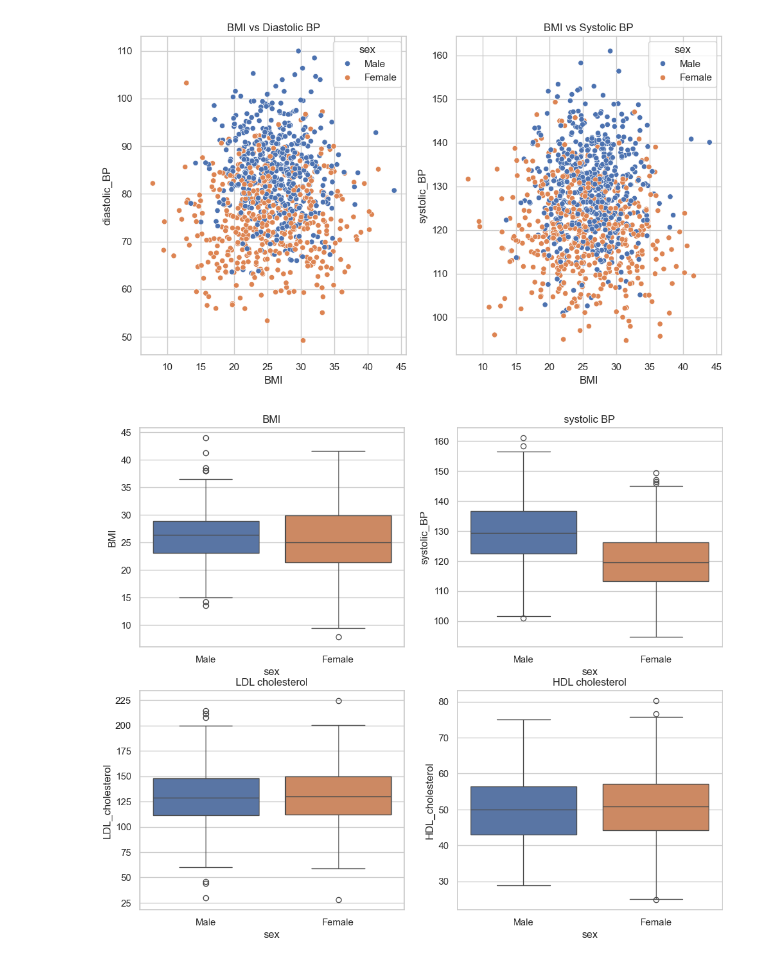
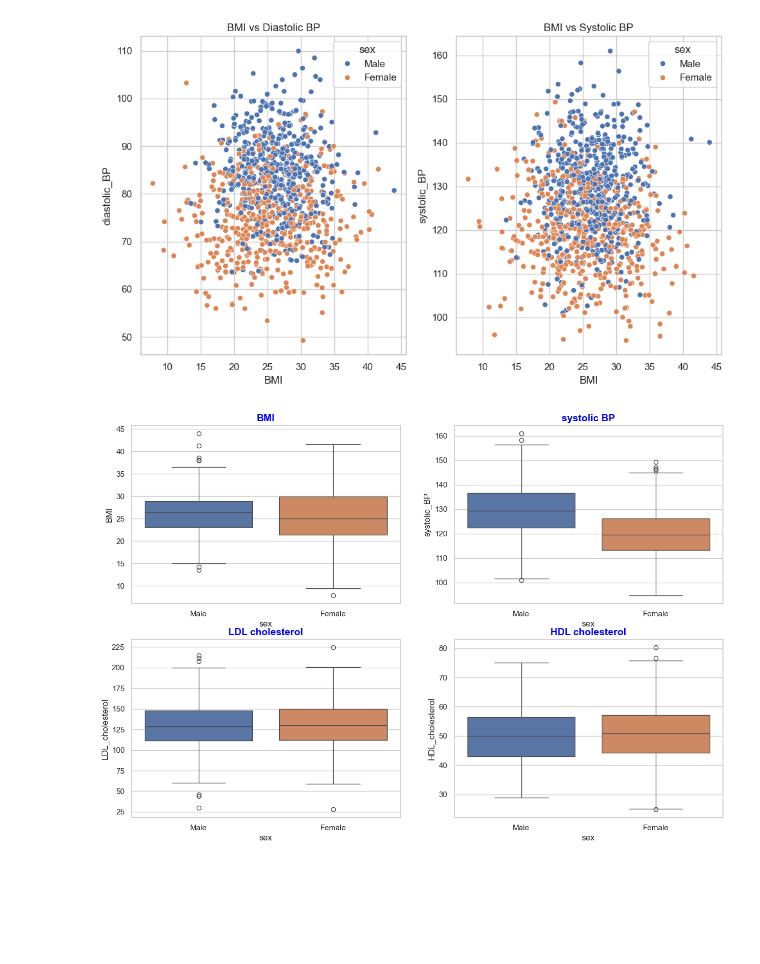
Before and after one commit to csaafrica/genetic-makeup-healthrisk-predictor, a Jupyter notebook: notebooks/data_vis.ipynb, the cells around one changed output. Saved outputs shown, nothing was run; the diff lists cells and outputs as text; code cells hidden in the pictures; blank space fills up the shorter version.

```diff
--- a/notebooks/data_vis.ipynb
+++ b/notebooks/data_vis.ipynb
@@ -81,7 +72,7 @@ bio_data.describe()
 # %%
 # A relplot showing the relationship between LDL_cholesterol and BMI
 
-sns.set_theme
+sns.set_theme()
 
 sns.relplot(
     data=bio_data,
@@ -137,27 +128,27 @@ plt.tight_layout()
 # %%
 # boxplot group by sex for BMI, LDL/HDL cholesterol, Blood pressure
 
-fig, ax = plt.subplots(2, 2, figsize=(12, 10))
+fig, ax = plt.subplots(2, 2, figsize=(15, 10))
 
 # Boxplot for BMI
 #palette = {'Male': 'skyblue', 'Female': 'lightpink'}
 
 sns.boxplot(x="sex", y="BMI", hue="sex", data=bio_data, ax=ax[0,0]);
-ax[0,0].set_title("BMI");
+ax[0,0].set_title("BMI", fontsize=14, fontweight='bold', color='blue');
 
 # Boxplot for systolic BP
 sns.boxplot(x="sex", y="systolic_BP", hue="sex", data=bio_data, ax=ax[0,1]);
-ax[0,1].set_title("systolic BP");
+ax[0,1].set_title("systolic BP", fontsize=14, fontweight='bold', color='blue');
 
 # Boxplot for LDL cholesterol
 sns.boxplot(x="sex", y="LDL_cholesterol", hue="sex", data=bio_data, ax=ax[1,0]);
-ax[1,0].set_title("LDL cholesterol");
+ax[1,0].set_title("LDL cholesterol", fontsize=14, fontweight='bold', color='blue');
 
 # Boxplot for HDL cholesterol
 sns.boxplot(x="sex", y="HDL_cholesterol", hue="sex", data=bio_data, ax=ax[1,1]);
-ax[1,1].set_title("HDL cholesterol");
+ax[1,1].set_title("HDL cholesterol", fontsize=14, fontweight='bold', color='blue');
 
 # Boxplot for weight
 #ax[0,1] = sns.boxplot(x="sex", y="weight", hue="sex", data=bio_data);
 # %% [output]
-[figure, old version]
+[figure, new version]
```
Also changed, not shown: parts of 5 cells of this notebook, 3 other files.
